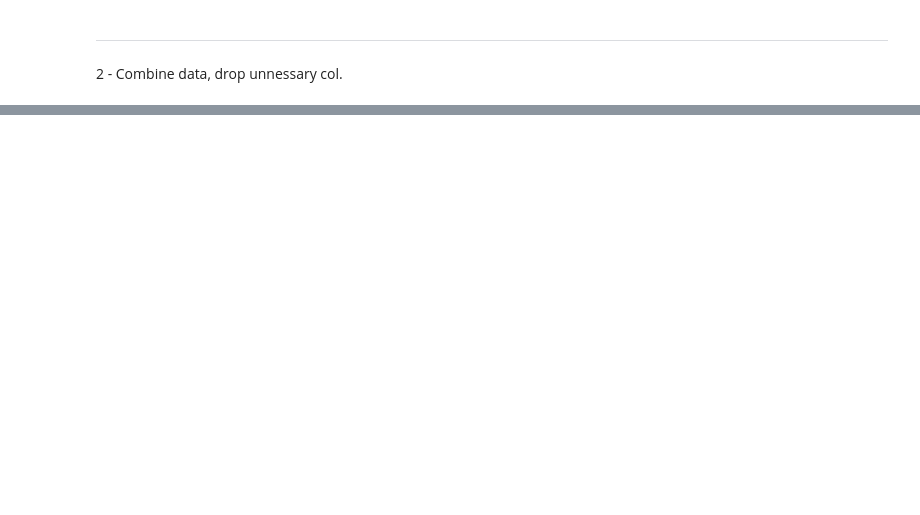
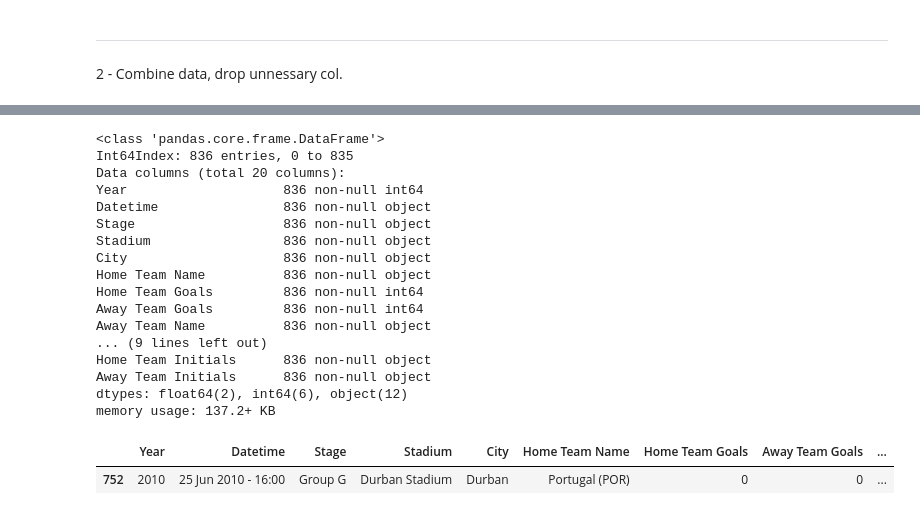
Before and after one commit to natuan310/w3-Data-Analysis-WorldCup-Dataset, a Jupyter notebook: Tee.ipynb, the cells around one changed output, grey strips where cells are left out. Drawn from its saved outputs; the diff is of its cells as text; code cells hidden in the pictures; blank space fills up the shorter version.

```diff
--- a/Tee.ipynb
+++ b/Tee.ipynb
@@ -346,0 +358,32 @@ array(['France (FRA)', 'USA (USA)', 'Yugoslavia (YUG)', 'Romania (ROU)',
+# %%
+# mch['Year', 'Home Team Goals', 'Away Team Goals', 'Attendance', 'RoundID', 'MatchID'] = mch['Year', 'Home Team Goals', 'Away Team Goals', 'Attendance', 'RoundID', 'MatchID'].astype(int)
+# mch['Year', 'Home Team Goals', 'Away Team Goals', 'Attendance', 'RoundID', 'MatchID']
+
+# mch.astype('int64',['Year', 'Home Team Goals', 'Away Team Goals', 'Attendance', 'RoundID', 'MatchID'])
+mch['Year'] = mch['Year'].astype('int')
+mch['Home Team Goals'] = mch['Home Team Goals'].astype('int')
+mch['Away Team Goals'] = mch['Away Team Goals'].astype('int')
+mch['Attendance'] = mch['Attendance'].astype('int')
+mch['RoundID'] = mch['RoundID'].astype('int')
+mch['MatchID'] = mch['MatchID'].astype('int')
+mch.sample(1)
+# %% [output]
+<class 'pandas.core.frame.DataFrame'>
+Int64Index: 836 entries, 0 to 835
+Data columns (total 20 columns):
+Year                    836 non-null int64
+Datetime                836 non-null object
+Stage                   836 non-null object
+Stadium                 836 non-null object
+City                    836 non-null object
+Home Team Name          836 non-null object
+Home Team Goals         836 non-null int64
+Away Team Goals         836 non-null int64
+Away Team Name          836 non-null object
+... (9 lines left out)
+Home Team Initials      836 non-null object
+Away Team Initials      836 non-null object
+dtypes: float64(2), int64(6), object(12)
+memory usage: 137.2+ KB
+|  | Year | Datetime | Stage | Stadium | City | Home Team Name | Home Team Goals | Away Team Goals | ... |
+| 752 | 2010 | 25 Jun 2010 - 16:00 | Group G | Durban Stadium | Durban | Portugal (POR) | 0 | 0 | ... |
```
Also changed, not shown: parts of 12 cells of this notebook.
